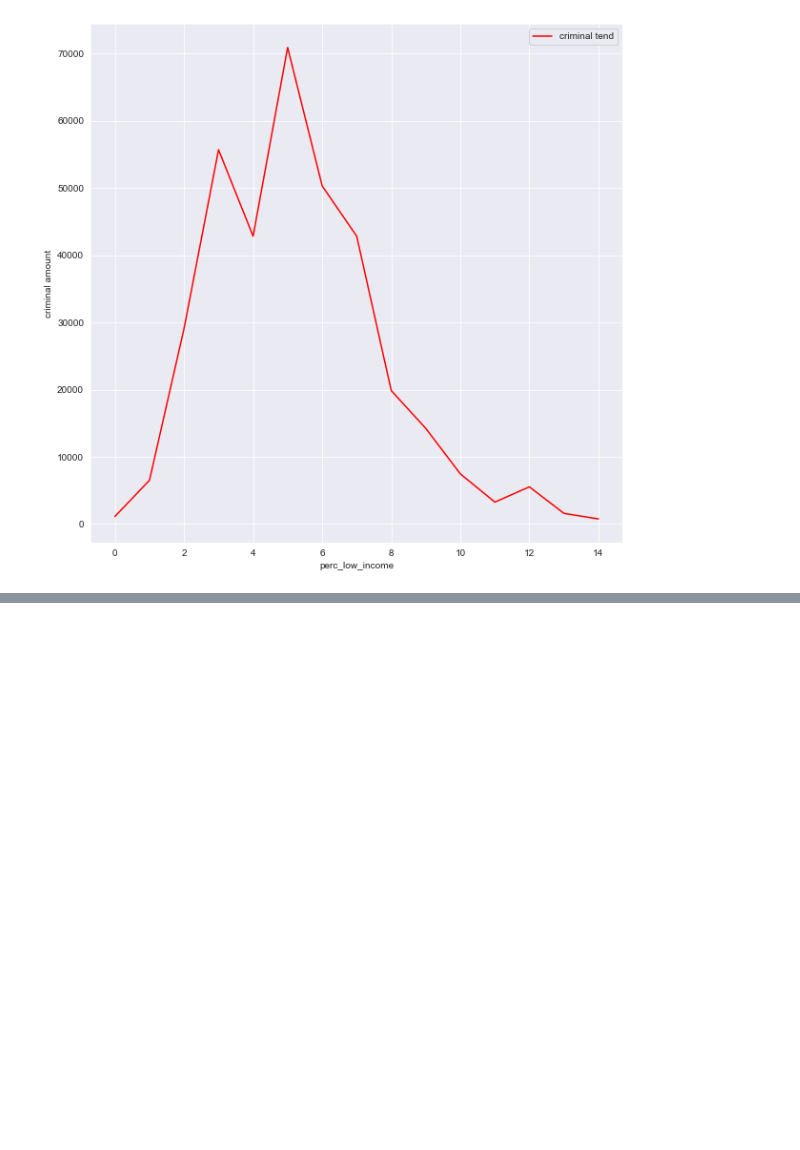
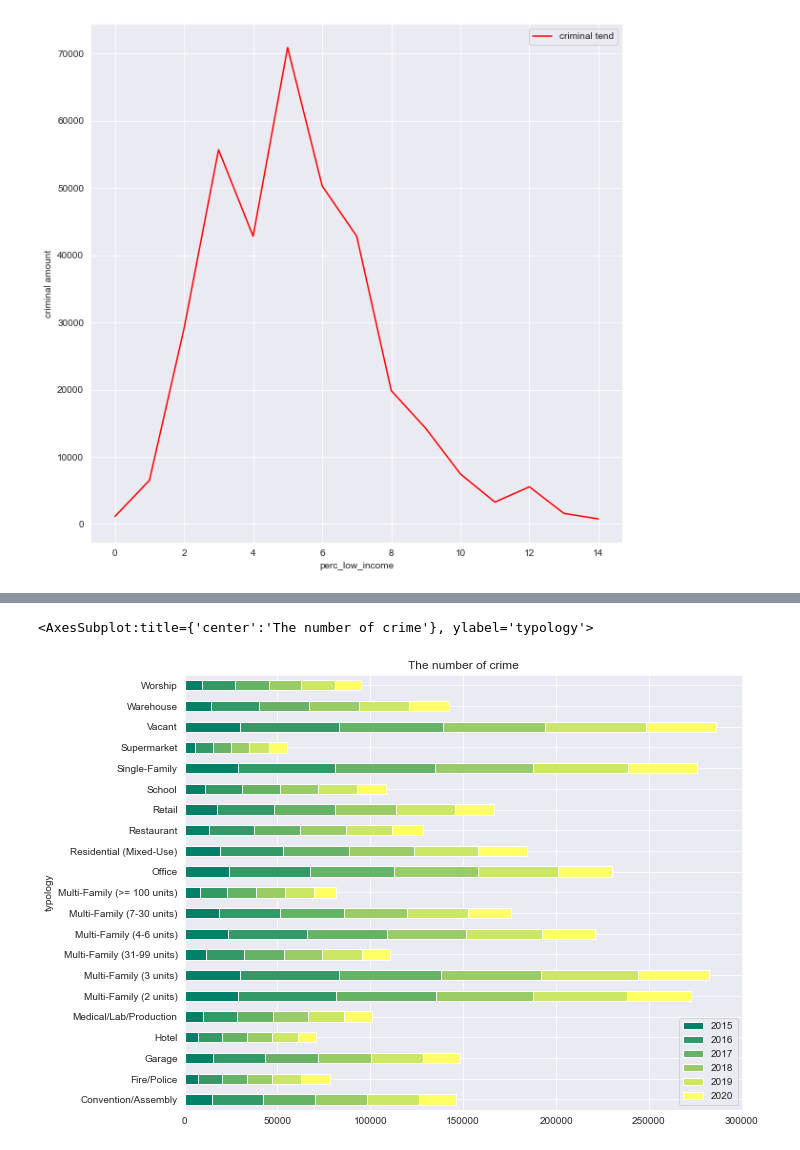
Before and after one commit to FlyingNightBird/2022Spring_Finals, a Jupyter notebook: preprocessing_building_data.ipynb, the cells around one changed output, grey strips where cells are left out. Drawn from its saved outputs; the diff is of its cells as text; code cells hidden in the pictures; blank space fills up the shorter version.

```diff
--- a/preprocessing_building_data.ipynb
+++ b/preprocessing_building_data.ipynb
@@ -521,0 +639,11 @@ line_chart_for_street_avg_group('prep_data/boston_bldg_by_low_income.csv', bosto
+# %%
+def bldg_typology_crime_count_per_year(df_typology, df_boston_crime_street_per_year, year):
+    crime_per_year = df_boston_crime_street_per_year[df_boston_crime_street_per_year.year == year]
+    typology_crime = df_typology.merge(crime_per_year, left_on='st_loc', right_on='street')
+    typology_crime_group = typology_crime.groupby(['typology']).agg({'crime_count': 'sum'})
+    typology_crime_group.reset_index(inplace=True)
+    typology_crime_group.columns = ['typology', year]
+    return typology_crime_group
+
+bldg_typology_2015 = bldg_typology_crime_count_per_year(bldg_typology, boston_crime_street_per_year, 2015)
+bldg_typology_2015
@@ -521,0 +668,3 @@ line_chart_for_street_avg_group('prep_data/boston_bldg_by_low_income.csv', bosto
+# %%
+bldg_typology_2016 = bldg_typology_crime_count_per_year(bldg_typology, boston_crime_street_per_year, 2016)
+bldg_typology_2016
@@ -521,0 +689,9 @@ line_chart_for_street_avg_group('prep_data/boston_bldg_by_low_income.csv', bosto
+# %%
+bldg_typology_2017 = bldg_typology_crime_count_per_year(bldg_typology, boston_crime_street_per_year, 2017)
+bldg_typology_2018 = bldg_typology_crime_count_per_year(bldg_typology, boston_crime_street_per_year, 2018)
+bldg_typology_2019 = bldg_typology_crime_count_per_year(bldg_typology, boston_crime_street_per_year, 2019)
+bldg_typology_2020 = bldg_typology_crime_count_per_year(bldg_typology, boston_crime_street_per_year, 2020)
+# %%
+bldg_typology_years = pd.concat([bldg_typology_2015, bldg_typology_2016, bldg_typology_2017, bldg_typology_2018, bldg_typology_2019, bldg_typology_2020],  axis=1)
+bldg_typology_years_1 = bldg_typology_years.iloc[:,[0, 1, 3, 5, 7, 9, 11]]
+bldg_typology_years_1
@@ -521,0 +720,5 @@ line_chart_for_street_avg_group('prep_data/boston_bldg_by_low_income.csv', bosto
+# %%
+bldg_typology_years_1.plot.barh(x='typology', stacked=True, title='The number of crime',figsize=(10,8), cmap='summer')
+# %% [output]
+<AxesSubplot:title={'center':'The number of crime'}, ylabel='typology'>
+[figure, added]
```
Also changed, not shown: parts of 11 cells of this notebook.
